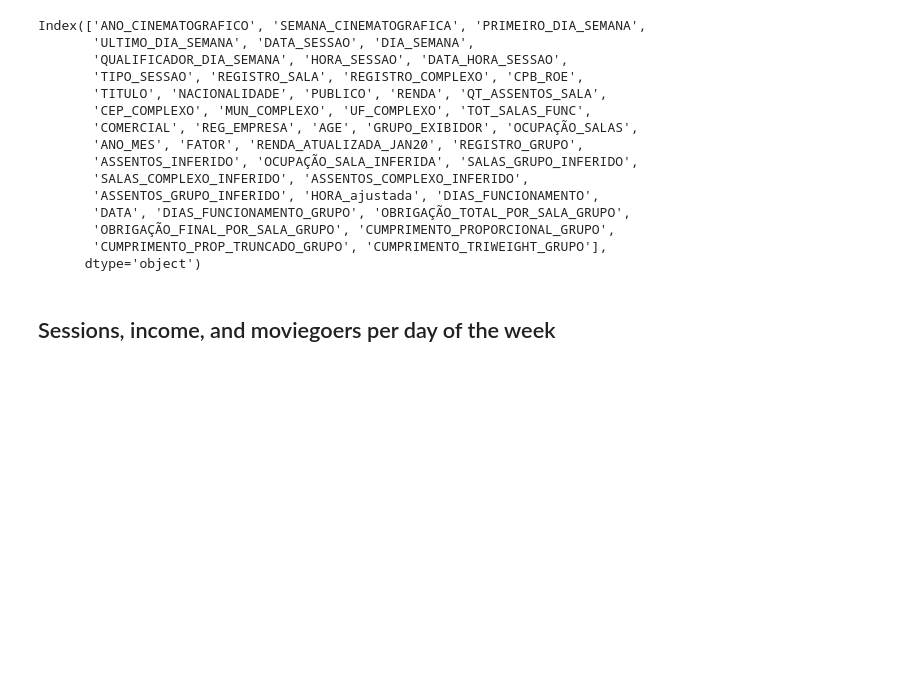
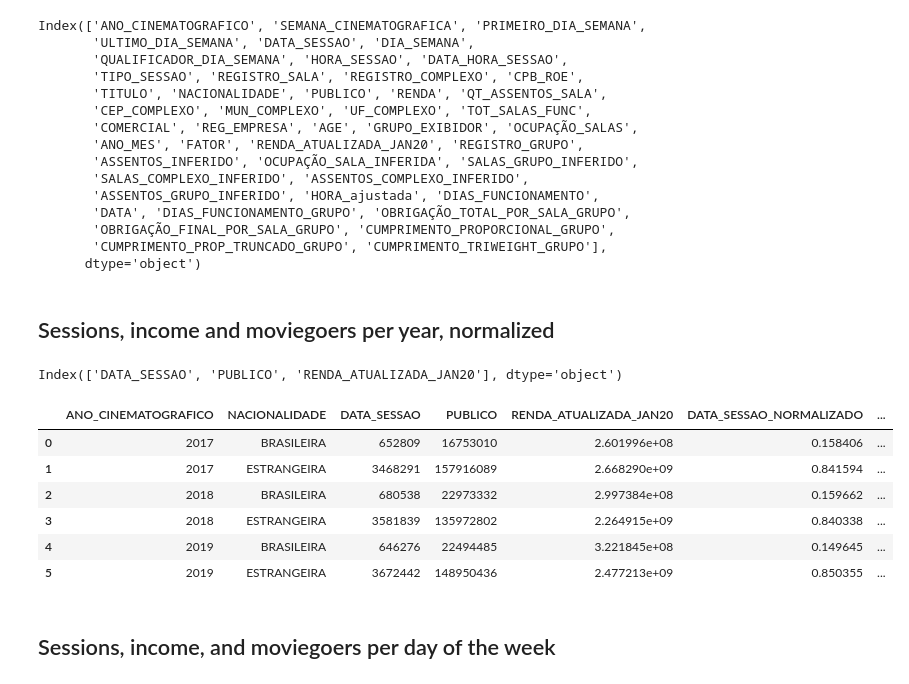
Before and after one commit to p-aldighieri/screenquotas, a Jupyter notebook: IMAGES_and_graphs.ipynb, the cells around one changed output. Drawn from its saved outputs; the diff is of its cells as text; code cells hidden in the pictures; blank space fills up the shorter version.

```diff
--- a/IMAGES_and_graphs.ipynb
+++ b/IMAGES_and_graphs.ipynb
@@ -933,3 +941,34 @@ from datetime import datetime
 # HH:MM format to session start info
 scb_trab.loc[:,'HORA_SESSAO'] = scb_trab.loc[:,'HORA_SESSAO'].apply(lambda x: datetime.strptime(x, '%H:%M'))
 scb_trab.loc[:,'HORA_COMECO_SESSAO'] = scb_trab.loc[:,'HORA_SESSAO'].apply(lambda x: x.hour) # getting col with starting hour
+# %% [markdown]
+## Sessions, income and moviegoers per year, normalized
+# %%
+# used for all
+std_dict = {'DATA_SESSAO': 'count', 'PUBLICO':'sum','RENDA_ATUALIZADA_JAN20':'sum'}
+
+# selecting only comercial reg,, sessions
+filt = "COMERCIAL == 'COMERCIAL' & TIPO_SESSAO == 'SESSÃO REGULAR'"
+
+gby = ['ANO_CINEMATOGRAFICO','NACIONALIDADE']
+
+data_per_year = scb_trab.query(filt).groupby(gby, as_index=False).agg(std_dict)
+# %%
+print(data_per_year.columns[2:5])
+# %% [output]
+Index(['DATA_SESSAO', 'PUBLICO', 'RENDA_ATUALIZADA_JAN20'], dtype='object')
+# %%
+for i,r in data_per_year.iterrows():
+    for col in data_per_year.columns[2:5]:
+        data_per_year.loc[i, f'{col}_NORMALIZADO'] = (
+            r[col] / data_per_year.loc[data_per_year.ANO_CINEMATOGRAFICO == r['ANO_CINEMATOGRAFICO'], col].sum())
+# %%
+data_per_year
+# %% [output]
+|  | ANO_CINEMATOGRAFICO | NACIONALIDADE | DATA_SESSAO | PUBLICO | RENDA_ATUALIZADA_JAN20 | DATA_SESSAO_NORMALIZADO | ... |
+| 0 | 2017 | BRASILEIRA | 652809 | 16753010 | 2.601996e+08 | 0.158406 | ... |
+| 1 | 2017 | ESTRANGEIRA | 3468291 | 157916089 | 2.668290e+09 | 0.841594 | ... |
+| 2 | 2018 | BRASILEIRA | 680538 | 22973332 | 2.997384e+08 | 0.159662 | ... |
+| 3 | 2018 | ESTRANGEIRA | 3581839 | 135972802 | 2.264915e+09 | 0.840338 | ... |
+| 4 | 2019 | BRASILEIRA | 646276 | 22494485 | 3.221845e+08 | 0.149645 | ... |
+| 5 | 2019 | ESTRANGEIRA | 3672442 | 148950436 | 2.477213e+09 | 0.850355 | ... |
```
Also changed, not shown: parts of 5 cells of this notebook, 9 other files.
